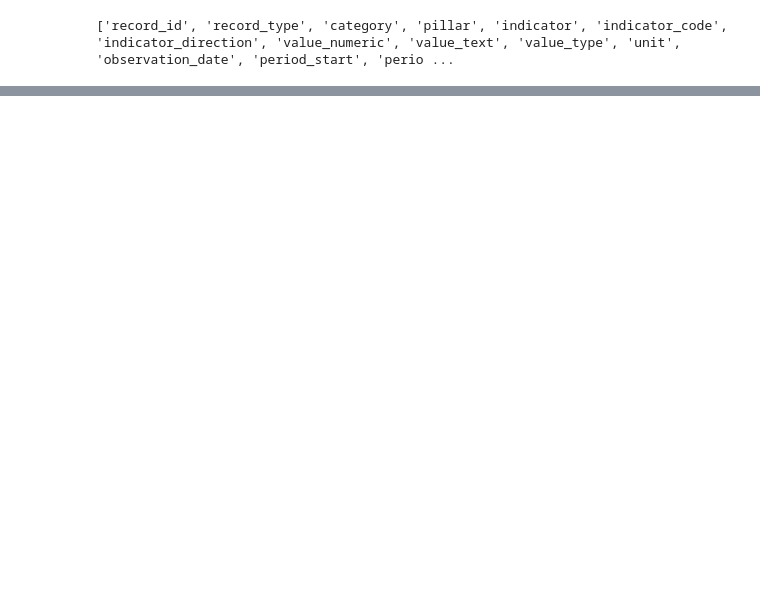
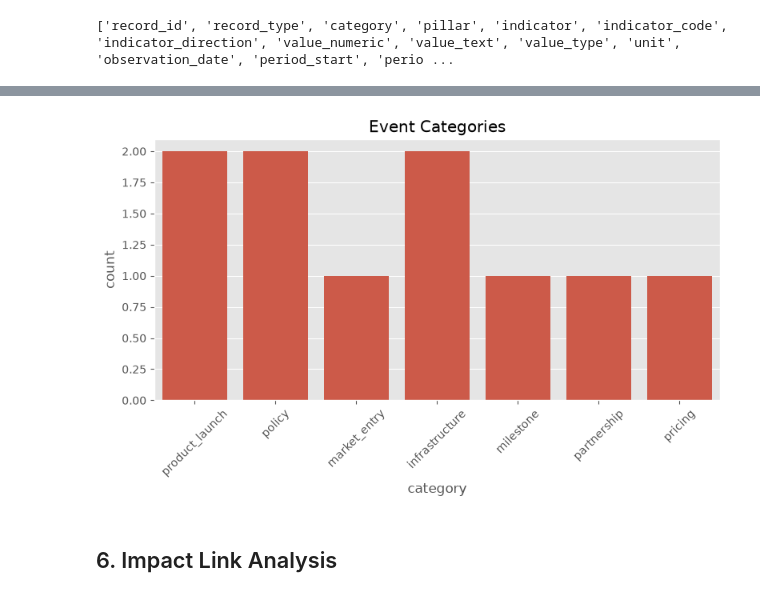
Before and after one commit to Lalisecf/ethiopia-fi-forecast-week11, a Jupyter notebook: notebooks/task1_data_exploration.ipynb, the cells around one changed output, grey strips where cells are left out. Saved outputs shown, nothing was run; the diff lists cells and outputs as text; code cells hidden in the pictures; blank space fills up the shorter version.

```diff
--- a/notebooks/task1_data_exploration.ipynb
+++ b/notebooks/task1_data_exploration.ipynb
@@ -63,17 +52,0 @@ print(xls.sheet_names)
-# %%
-excel_file = "../data/raw/ethiopia_fi_unified_data.xlsx"
-
-# Main data sheet
-df = pd.read_excel(
-    excel_file,
-    sheet_name="ethiopia_fi_unified_data"
-)
-
-# Impact links sheet
-impact_links = pd.read_excel(
-    excel_file,
-    sheet_name="Impact_sheet"
-)
-
-# Reference codes
-reference = pd.read_csv("../data/raw/reference_codes.csv")
@@ -855,0 +185,3 @@ Enriched datasets saved successfully.
+# %%
+events = get_events(df)
+events[["record_id", "category", "observation_date", "notes"]]
@@ -855,0 +200,11 @@ Enriched datasets saved successfully.
+# %%
+plt.figure(figsize=(8, 5))
+sns.countplot(data=events, x="category")
+plt.xticks(rotation=45)
+plt.title("Event Categories")
+plt.tight_layout()
+plt.show()
+# %% [output]
+[figure, added]
+# %% [markdown]
+## 6. Impact Link Analysis
```
Also changed, not shown: parts of 82 cells of this notebook, 39 other files.
